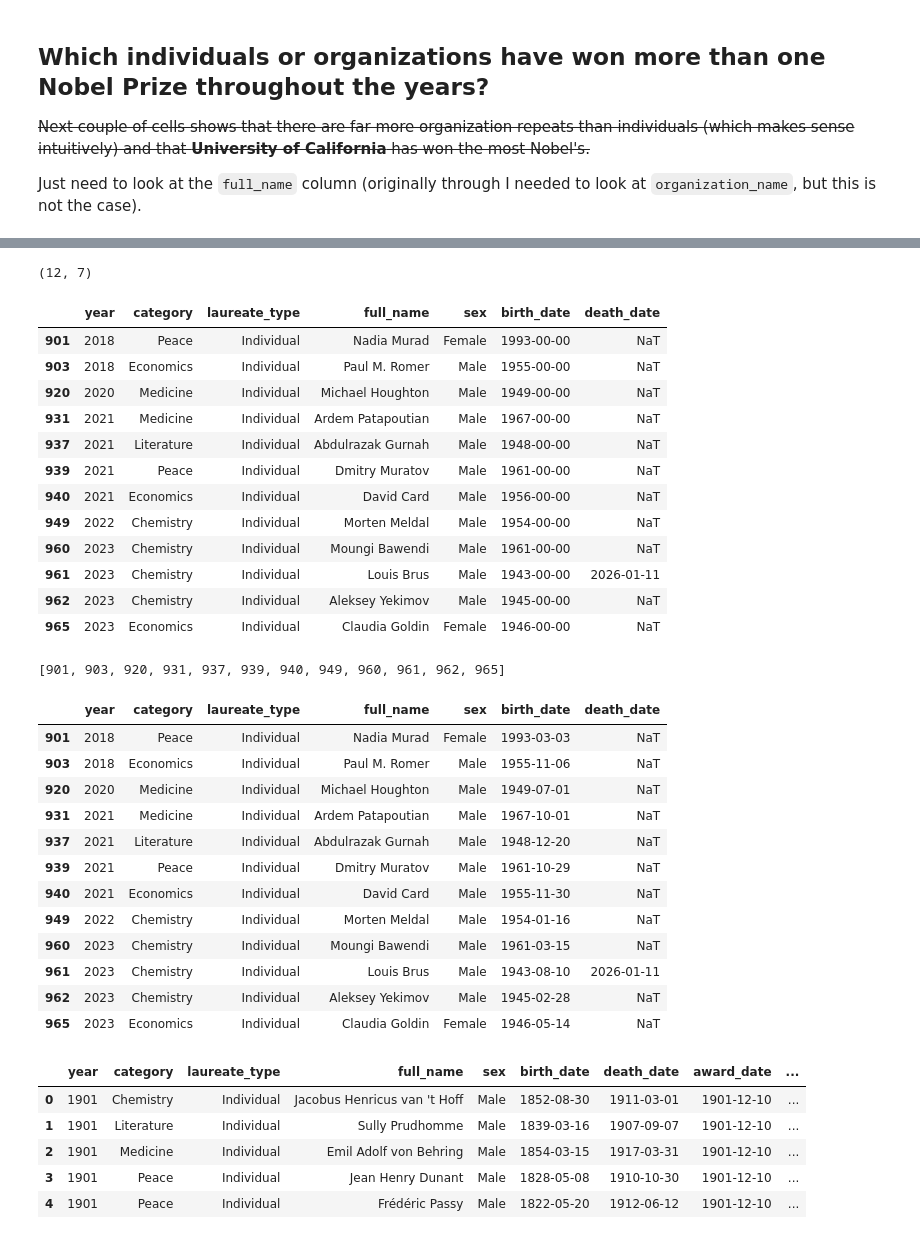
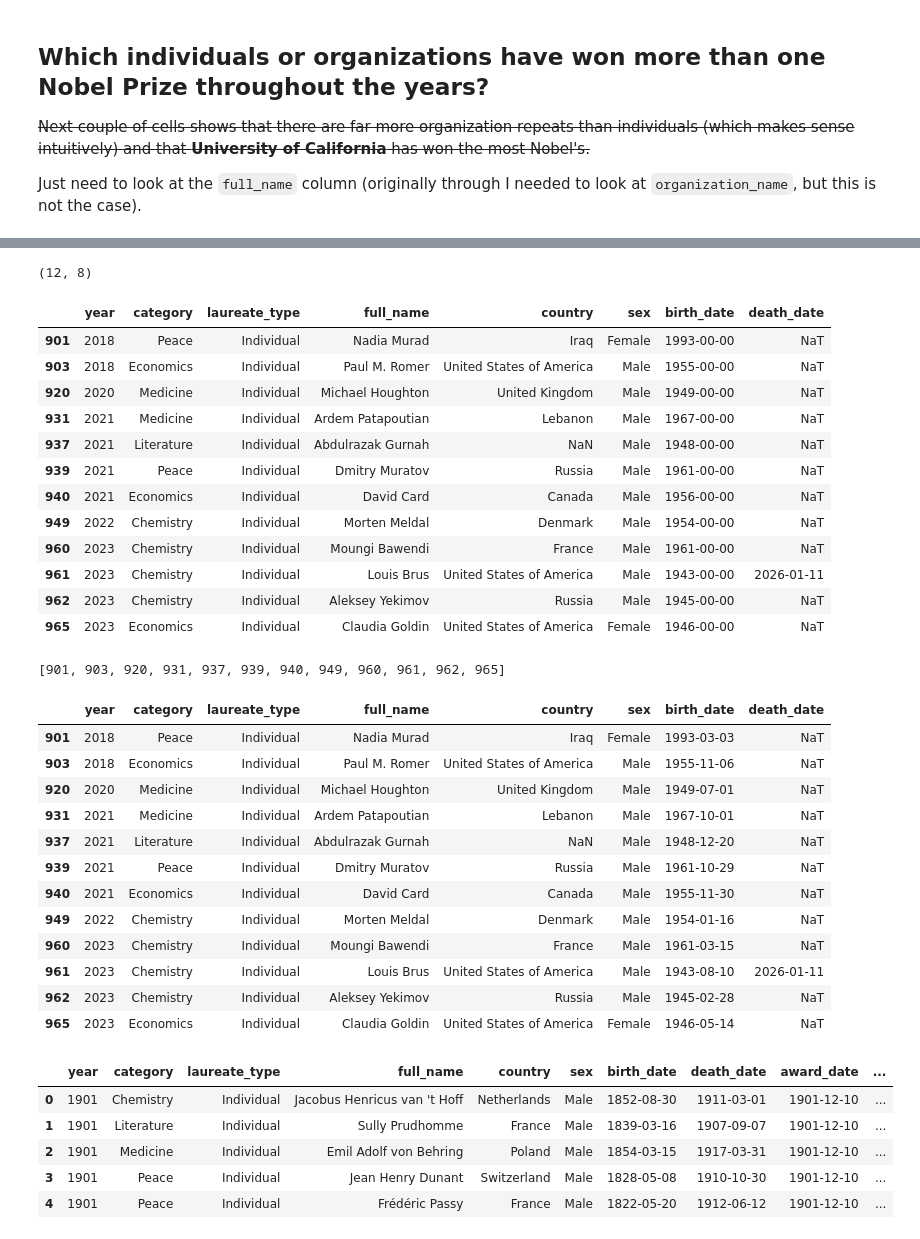
Before and after one commit to MichaelSzczepaniak/DSPortfolio, a Jupyter notebook: Nobel_Winners/NobelWinners.ipynb, the cells around one changed output, grey strips where cells are left out. Saved outputs shown, nothing was run; the diff lists cells and outputs as text; code cells hidden in the pictures.

```diff
--- a/Nobel_Winners/NobelWinners.ipynb
+++ b/Nobel_Winners/NobelWinners.ipynb
@@ -102,7 +106,7 @@ Name: count, dtype: int64
 df_country_mapping = pd.read_csv('country_mapping.csv')
 country_mapping_dict = dict(zip(df_country_mapping['original_birth_country'], df_country_mapping['mapped_country']))
 # update the countries to the new mapped values
-df_nobel['contemporary_country'] = df_nobel['birth_country'].map(country_mapping_dict)
+df_nobel['country'] = df_nobel['birth_country'].map(country_mapping_dict)
 # check a few of the changed rows
-df_nobel.loc[[2,5,6,7,15,19], ['year', 'category', 'full_name', 'birth_country', 'contemporary_country']]
+df_nobel.loc[[2,5,6,7,15,19], ['year', 'category', 'full_name', 'birth_country', 'country']]
 # %% [output]
@@ -713,12 +661,13 @@ from datetime import datetime, timedelta
 # any missing birth dates?
 missing_birth_dates = df_nobel['birth_date'].isnull()
 df_missing_bdate = df_nobel[missing_birth_dates]
+df_missing_bdate = df_missing_bdate.rename(columns={"birth_country": "country"})
 df_missing_bd_org = df_missing_bdate.loc[df_missing_bdate['laureate_type'] == 'Organization']
 df_missing_bd_ind = df_missing_bdate.loc[df_missing_bdate['laureate_type'] == 'Individual']
 print(f"number of rows with missing birth dates that are organizations: {df_missing_bd_org.shape[0]}")
 print(f"  number of rows with missing birth dates that are individuals:  {df_missing_bd_ind.shape[0]}")
 print(f"                 total number of rows with missing birth dates: {df_missing_bdate.shape[0]}")
-relevant_cols = ['year', 'category', 'laureate_type', 'full_name', 'sex', 'birth_date', 'death_date']
+relevant_cols = ['year', 'category', 'laureate_type', 'full_name', 'country', 'sex', 'birth_date', 'death_date']
 df_missing_bdate[relevant_cols]
 # %% [output]
 number of rows with missing birth dates that are organizations: 30
@@ -769,24 +719,24 @@ df_no_orgs = df_no_orgs.reset_index(drop=True)  # reset index so position and in
 df_only_bd_year = df_no_orgs.loc[df_no_orgs['birth_date'].str.endswith("00-00"), relevant_cols]
 print(df_only_bd_year.shape)  # (12, 7) so 12 problematic dates
 # %% [output]
-(12, 7)
+(12, 8)
 # %%
 # df_only_bd_year.to_csv("./df_only_bd_year.csv", index_label='index')  # export only year reported as bd, only do once
 df_only_bd_year
 # %% [output]
-|  | year | category | laureate_type | full_name | sex | birth_date | death_date |
-| 901 | 2018 | Peace | Individual | Nadia Murad | Female | 1993-00-00 | NaT |
-| 903 | 2018 | Economics | Individual | Paul M. Romer | Male | 1955-00-00 | NaT |
-| 920 | 2020 | Medicine | Individual | Michael Houghton | Male | 1949-00-00 | NaT |
-| 931 | 2021 | Medicine | Individual | Ardem Patapoutian | Male | 1967-00-00 | NaT |
-| 937 | 2021 | Literature | Individual | Abdulrazak Gurnah | Male | 1948-00-00 | NaT |
-| 939 | 2021 | Peace | Individual | Dmitry Muratov | Male | 1961-00-00 | NaT |
-| 940 | 2021 | Economics | Individual | David Card | Male | 1956-00-00 | NaT |
-| 949 | 2022 | Chemistry | Individual | Morten Meldal | Male | 1954-00-00 | NaT |
-| 960 | 2023 | Chemistry | Individual | Moungi Bawendi | Male | 1961-00-00 | NaT |
-| 961 | 2023 | Chemistry | Individual | Louis Brus | Male | 1943-00-00 | 2026-01-11 |
-| 962 | 2023 | Chemistry | Individual | Aleksey Yekimov | Male | 1945-00-00 | NaT |
-| 965 | 2023 | Economics | Individual | Claudia Goldin | Female | 1946-00-00 | NaT |
+|  | year | category | laureate_type | full_name | country | sex | birth_date | death_date |
+| 901 | 2018 | Peace | Individual | Nadia Murad | Iraq | Female | 1993-00-00 | NaT |
+| 903 | 2018 | Economics | Individual | Paul M. Romer | United States of America | Male | 1955-00-00 | NaT |
+| 920 | 2020 | Medicine | Individual | Michael Houghton | United Kingdom | Male | 1949-00-00 | NaT |
+| 931 | 2021 | Medicine | Individual | Ardem Patapoutian | Lebanon | Male | 1967-00-00 | NaT |
+| 937 | 2021 | Literature | Individual | Abdulrazak Gurnah | NaN | Male | 1948-00-00 | NaT |
+| 939 | 2021 | Peace | Individual | Dmitry Muratov | Russia | Male | 1961-00-00 | NaT |
+| 940 | 2021 | Economics | Individual | David Card | Canada | Male | 1956-00-00 | NaT |
+| 949 | 2022 | Chemistry | Individual | Morten Meldal | Denmark | Male | 1954-00-00 | NaT |
+| 960 | 2023 | Chemistry | Individual | Moungi Bawendi | France | Male | 1961-00-00 | NaT |
+| 961 | 2023 | Chemistry | Individual | Louis Brus | United States of America | Male | 1943-00-00 | 2026-01-11 |
+| 962 | 2023 | Chemistry | Individual | Aleksey Yekimov | Russia | Male | 1945-00-00 | NaT |
+| 965 | 2023 | Economics | Individual | Claudia Goldin | United States of America | Female | 1946-00-00 | NaT |
 # %%
 indices_to_fix = df_only_bd_year.index.tolist()
 print(indices_to_fix)
@@ -807,34 +757,32 @@ for i, bd_index in enumerate(indices_to_fix):
 
 df_no_orgs.loc[indices_to_fix, relevant_cols]
 # %% [output]
-|  | year | category | laureate_type | full_name | sex | birth_date | death_date |
-| 901 | 2018 | Peace | Individual | Nadia Murad | Female | 1993-03-03 | NaT |
-| 903 | 2018 | Economics | Individual | Paul M. Romer | Male | 1955-11-06 | NaT |
-| 920 | 2020 | Medicine | Individual | Michael Houghton | Male | 1949-07-01 | NaT |
-| 931 | 2021 | Medicine | Individual | Ardem Patapoutian | Male | 1967-10-01 | NaT |
-| 937 | 2021 | Literature | Individual | Abdulrazak Gurnah | Male | 1948-12-20 | NaT |
-| 939 | 2021 | Peace | Individual | Dmitry Muratov | Male | 1961-10-29 | NaT |
-| 940 | 2021 | Economics | Individual | David Card | Male | 1955-11-30 | NaT |
-| 949 | 2022 | Chemistry | Individual | Morten Meldal | Male | 1954-01-16 | NaT |
-| 960 | 2023 | Chemistry | Individual | Moungi Bawendi | Male | 1961-03-15 | NaT |
-| 961 | 2023 | Chemistry | Individual | Louis Brus | Male | 1943-08-10 | 2026-01-11 |
-| 962 | 2023 | Chemistry | Individual | Aleksey Yekimov | Male | 1945-02-28 | NaT |
-| 965 | 2023 | Economics | Individual | Claudia Goldin | Female | 1946-05-14 | NaT |
+|  | year | category | laureate_type | full_name | country | sex | birth_date | death_date |
+| 901 | 2018 | Peace | Individual | Nadia Murad | Iraq | Female | 1993-03-03 | NaT |
+| 903 | 2018 | Economics | Individual | Paul M. Romer | United States of America | Male | 1955-11-06 | NaT |
+| 920 | 2020 | Medicine | Individual | Michael Houghton | United Kingdom | Male | 1949-07-01 | NaT |
+| 931 | 2021 | Medicine | Individual | Ardem Patapoutian | Lebanon | Male | 1967-10-01 | NaT |
+| 937 | 2021 | Literature | Individual | Abdulrazak Gurnah | NaN | Male | 1948-12-20 | NaT |
+| 939 | 2021 | Peace | Individual | Dmitry Muratov | Russia | Male | 1961-10-29 | NaT |
+| 940 | 2021 | Economics | Individual | David Card | Canada | Male | 1955-11-30 | NaT |
+| 949 | 2022 | Chemistry | Individual | Morten Meldal | Denmark | Male | 1954-01-16 | NaT |
+| 960 | 2023 | Chemistry | Individual | Moungi Bawendi | France | Male | 1961-03-15 | NaT |
+| 961 | 2023 | Chemistry | Individual | Louis Brus | United States of America | Male | 1943-08-10 | 2026-01-11 |
+| 962 | 2023 | Chemistry | Individual | Aleksey Yekimov | Russia | Male | 1945-02-28 | NaT |
+| 965 | 2023 | Economics | Individual | Claudia Goldin | United States of America | Female | 1946-05-14 | NaT |
 # %%
 # convert the birth date col to datetime
 df_no_orgs['birth_date'] = pd.to_datetime(df_no_orgs['birth_date'], format="%Y-%m-%d")
 # compute age at time of award assuming year-12-10
 df_no_orgs['award_date'] = df_no_orgs['year'].astype('str') + "-12-10"
 df_no_orgs['award_date'] = pd.to_datetime(df_no_orgs['award_date'], format="%Y-%m-%d")
-df_no_orgs['aga_at_award'] = ((df_no_orgs['award_date'] - df_no_orgs['birth_date']) / pd.Timedelta(days=365.2425)).round(2)
+df_no_orgs['age_at_award'] = ((df_no_orgs['award_date'] - df_no_orgs['birth_date']) / pd.Timedelta(days=365.2425)).round(2)
 # df_no_orgs.info()  # looks like the col converted this time
 df_no_orgs.head()
-
-# df_no_orgs['age_at_accept']
 # %% [output]
-|  | year | category | laureate_type | full_name | sex | birth_date | death_date | award_date | ... |
-| 0 | 1901 | Chemistry | Individual | Jacobus Henricus van 't Hoff | Male | 1852-08-30 | 1911-03-01 | 1901-12-10 | ... |
-| 1 | 1901 | Literature | Individual | Sully Prudhomme | Male | 1839-03-16 | 1907-09-07 | 1901-12-10 | ... |
-| 2 | 1901 | Medicine | Individual | Emil Adolf von Behring | Male | 1854-03-15 | 1917-03-31 | 1901-12-10 | ... |
-| 3 | 1901 | Peace | Individual | Jean Henry Dunant | Male | 1828-05-08 | 1910-10-30 | 1901-12-10 | ... |
-| 4 | 1901 | Peace | Individual | Frédéric Passy | Male | 1822-05-20 | 1912-06-12 | 1901-12-10 | ... |
+|  | year | category | laureate_type | full_name | country | sex | birth_date | death_date | award_date | ... |
+| 0 | 1901 | Chemistry | Individual | Jacobus Henricus van 't Hoff | Netherlands | Male | 1852-08-30 | 1911-03-01 | 1901-12-10 | ... |
+| 1 | 1901 | Literature | Individual | Sully Prudhomme | France | Male | 1839-03-16 | 1907-09-07 | 1901-12-10 | ... |
+| 2 | 1901 | Medicine | Individual | Emil Adolf von Behring | Poland | Male | 1854-03-15 | 1917-03-31 | 1901-12-10 | ... |
+| 3 | 1901 | Peace | Individual | Jean Henry Dunant | Switzerland | Male | 1828-05-08 | 1910-10-30 | 1901-12-10 | ... |
+| 4 | 1901 | Peace | Individual | Frédéric Passy | France | Male | 1822-05-20 | 1912-06-12 | 1901-12-10 | ... |
```
Also changed, not shown: parts of 29 cells of this notebook.
